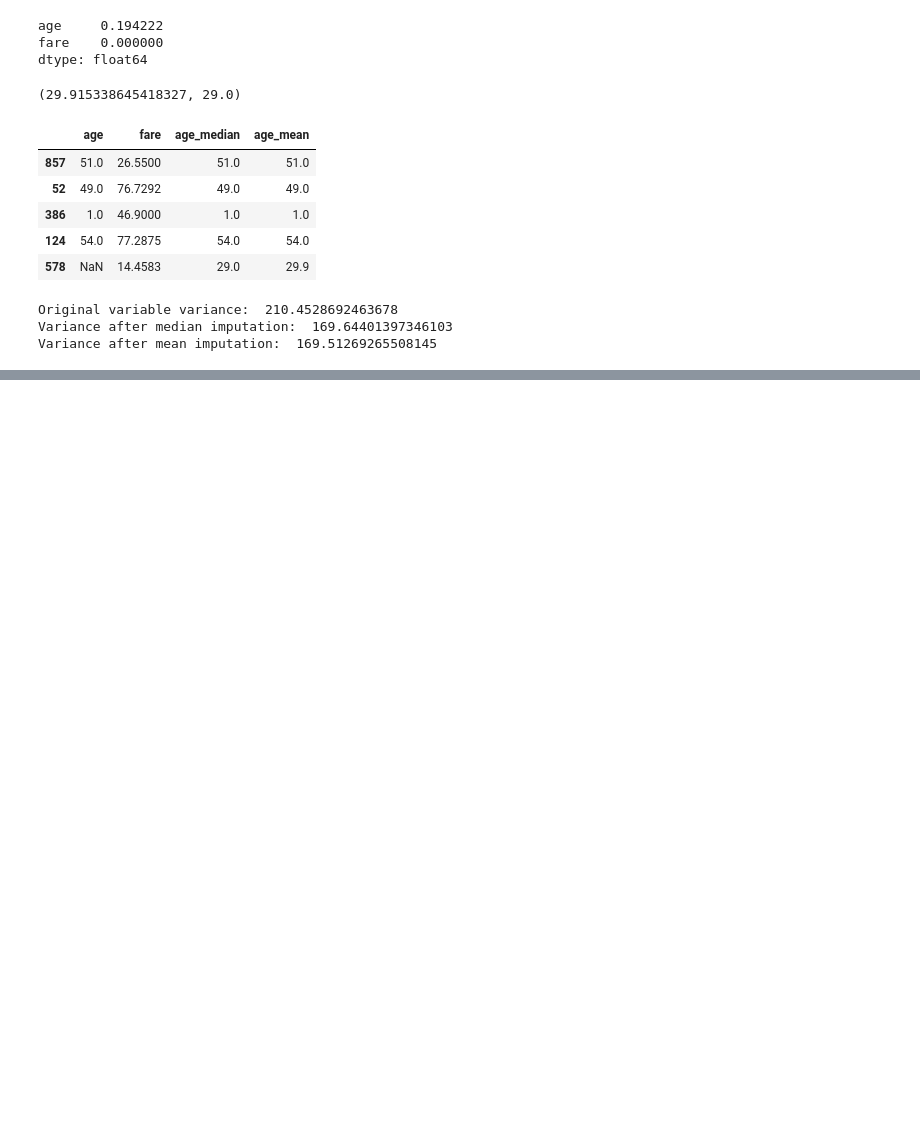
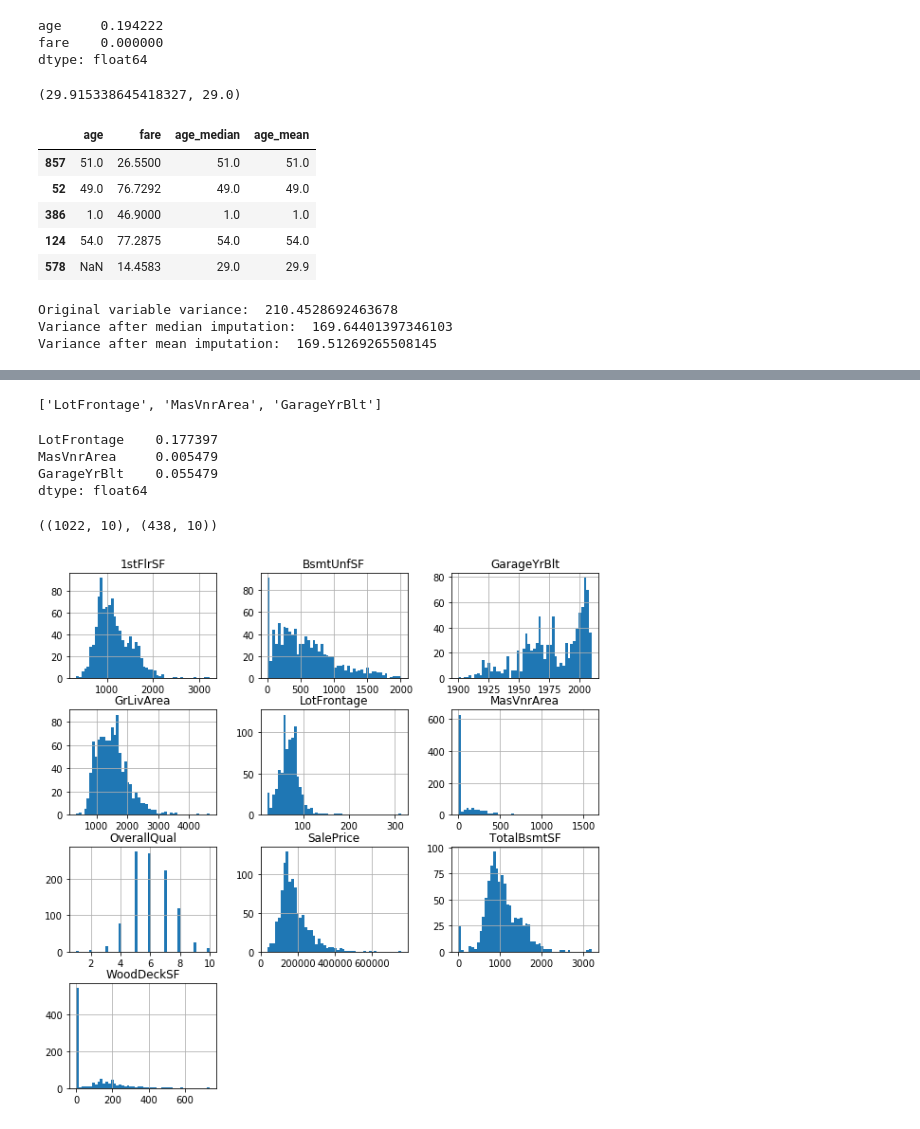
Before and after one commit to KarthikKothareddy/FeatureEngineering, a Jupyter notebook: Missing_Data_Imputation.ipynb, the cells around one changed output, grey strips where cells are left out. Cells and saved outputs as stored; diff of their text form; code cells hidden in the pictures; blank space fills up the shorter version.

```diff
--- a/Missing_Data_Imputation.ipynb
+++ b/Missing_Data_Imputation.ipynb
@@ -322,0 +369,14 @@ Variance after mean imputation:  169.51269265508145
+# %%
+# we are going to use only the following variables,
+# 3 of which contain NA
+
+cols_to_use = [
+    'OverallQual', 'TotalBsmtSF', '1stFlrSF', 'GrLivArea', 'WoodDeckSF',
+    'BsmtUnfSF', 'LotFrontage', 'MasVnrArea', 'GarageYrBlt', 'SalePrice'
+]
+# %%
+# let's load the House Prices dataset
+
+df = pd.read_csv('data/housing.csv', usecols=cols_to_use)
+print(df.shape)
+df.head()
@@ -322,0 +391,38 @@ Variance after mean imputation:  169.51269265508145
+# %%
+# print the variables that contain missing data
+
+# in the next list comprehension, I loop over all the columns
+# of the dataset and select those that contain missing data
+
+[var for var in df.columns if df[var].isnull().sum() > 0]
+# %% [output]
+['LotFrontage', 'MasVnrArea', 'GarageYrBlt']
+# %%
+# find the percentage of missing data within those variables
+# same code as we learnt in section 3 on variable characteristics
+
+df[['LotFrontage', 'MasVnrArea', 'GarageYrBlt']].isnull().mean()
+# %% [output]
+LotFrontage    0.177397
+MasVnrArea     0.005479
+GarageYrBlt    0.055479
+dtype: float64
+# %%
+# let's separate into training and testing set
+
+x_train, x_test, y_train, y_test = train_test_split(
+    df,
+    df['SalePrice'],
+    test_size=0.3,
+    random_state=0
+)
+x_train.shape, x_test.shape
+# %% [output]
+((1022, 10), (438, 10))
+# %%
+# let's plot the distributions of the variables
+# we learnt this code in section 3 on variable characteristics
+x_train.hist(bins=50, figsize=(10,10))
+plt.show()
+# %% [output]
+[figure, added]
```
Also changed, not shown: parts of 7 cells of this notebook.
